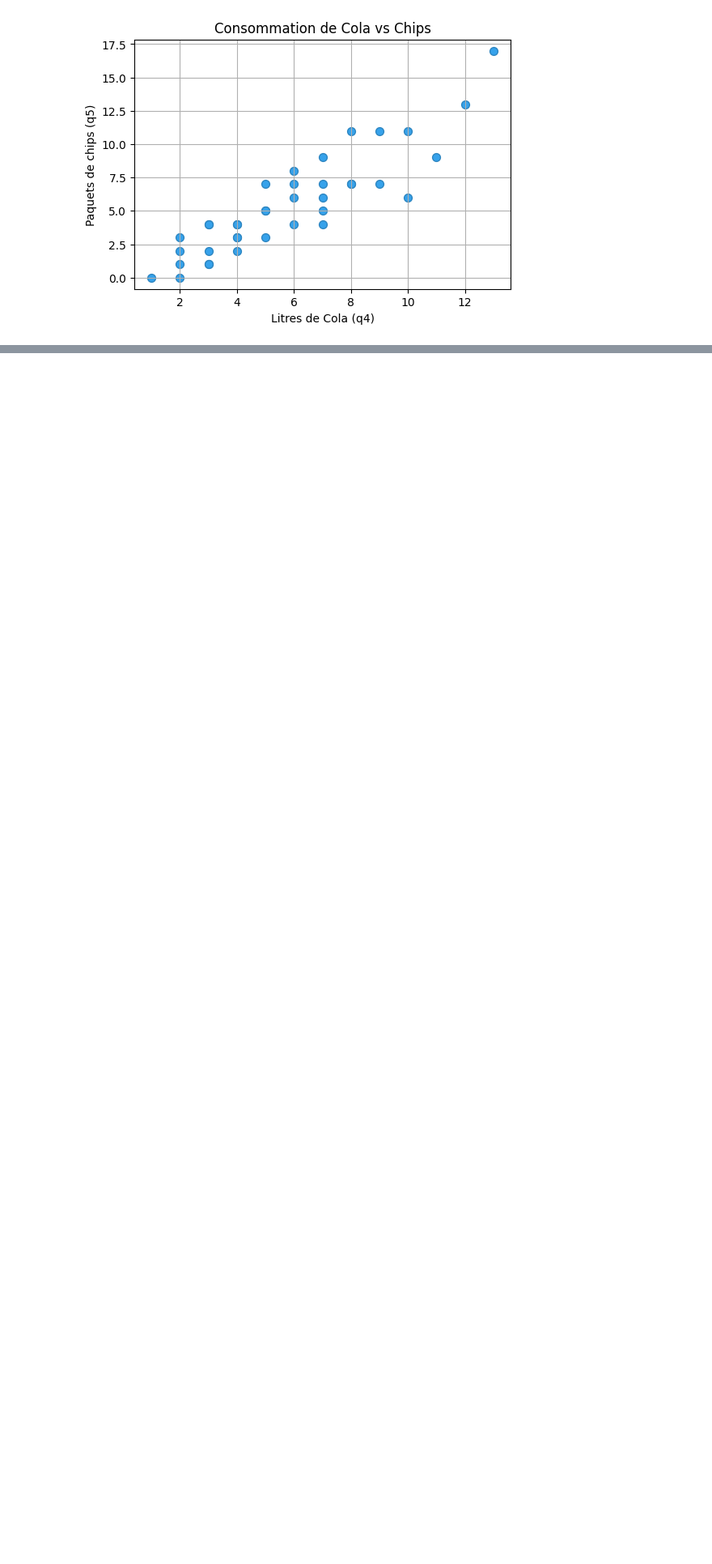
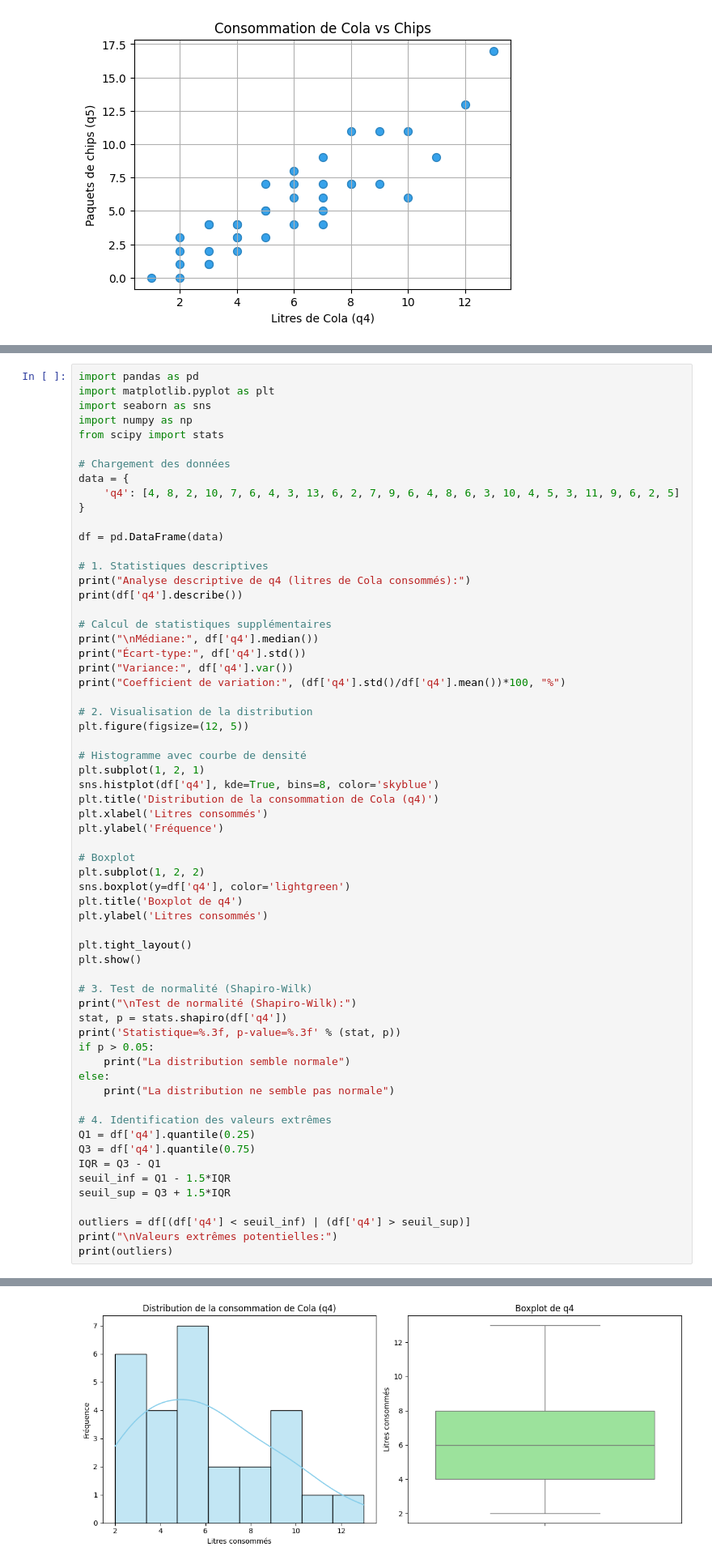
Before and after one commit to HABONIMANA/EXERCICE, a Jupyter notebook: Exemple.ipynb, the cells around one changed output, grey strips where cells are left out. Shown: that part at 81% size. Drawn from its saved outputs; the diff is of its cells as text; blank space fills up the shorter version.

```diff
--- a/Exemple.ipynb
+++ b/Exemple.ipynb
@@ -223,3 +223,66 @@ plt.tight_layout()
 plt.show()
 # %% [output]
 [figure]
+# %%
+import pandas as pd
+import matplotlib.pyplot as plt
+import seaborn as sns
+import numpy as np
+from scipy import stats
+
+# Chargement des données
+data = {
+    'q4': [4, 8, 2, 10, 7, 6, 4, 3, 13, 6, 2, 7, 9, 6, 4, 8, 6, 3, 10, 4, 5, 3, 11, 9, 6, 2, 5]
+}
+
+df = pd.DataFrame(data)
+
+# 1. Statistiques descriptives
+print("Analyse descriptive de q4 (litres de Cola consommés):")
+print(df['q4'].describe())
+
+# Calcul de statistiques supplémentaires
+print("\nMédiane:", df['q4'].median())
+print("Écart-type:", df['q4'].std())
+print("Variance:", df['q4'].var())
+print("Coefficient de variation:", (df['q4'].std()/df['q4'].mean())*100, "%")
+
+# 2. Visualisation de la distribution
+plt.figure(figsize=(12, 5))
+
+# Histogramme avec courbe de densité
+plt.subplot(1, 2, 1)
+sns.histplot(df['q4'], kde=True, bins=8, color='skyblue')
+plt.title('Distribution de la consommation de Cola (q4)')
+plt.xlabel('Litres consommés')
+plt.ylabel('Fréquence')
+
+# Boxplot
+plt.subplot(1, 2, 2)
+sns.boxplot(y=df['q4'], color='lightgreen')
+plt.title('Boxplot de q4')
+plt.ylabel('Litres consommés')
+
+plt.tight_layout()
+plt.show()
+
+# 3. Test de normalité (Shapiro-Wilk)
+print("\nTest de normalité (Shapiro-Wilk):")
+stat, p = stats.shapiro(df['q4'])
+print('Statistique=%.3f, p-value=%.3f' % (stat, p))
+if p > 0.05:
+    print("La distribution semble normale")
+else:
+    print("La distribution ne semble pas normale")
+
+# 4. Identification des valeurs extrêmes
+Q1 = df['q4'].quantile(0.25)
+Q3 = df['q4'].quantile(0.75)
+IQR = Q3 - Q1
+seuil_inf = Q1 - 1.5*IQR
+seuil_sup = Q3 + 1.5*IQR
+
+outliers = df[(df['q4'] < seuil_inf) | (df['q4'] > seuil_sup)]
+print("\nValeurs extrêmes potentielles:")
+print(outliers)
+# %% [output]
@@ -225,0 +304 @@ plt.show()
+[figure, added]
```
Also changed, not shown: parts of 2 cells of this notebook.
